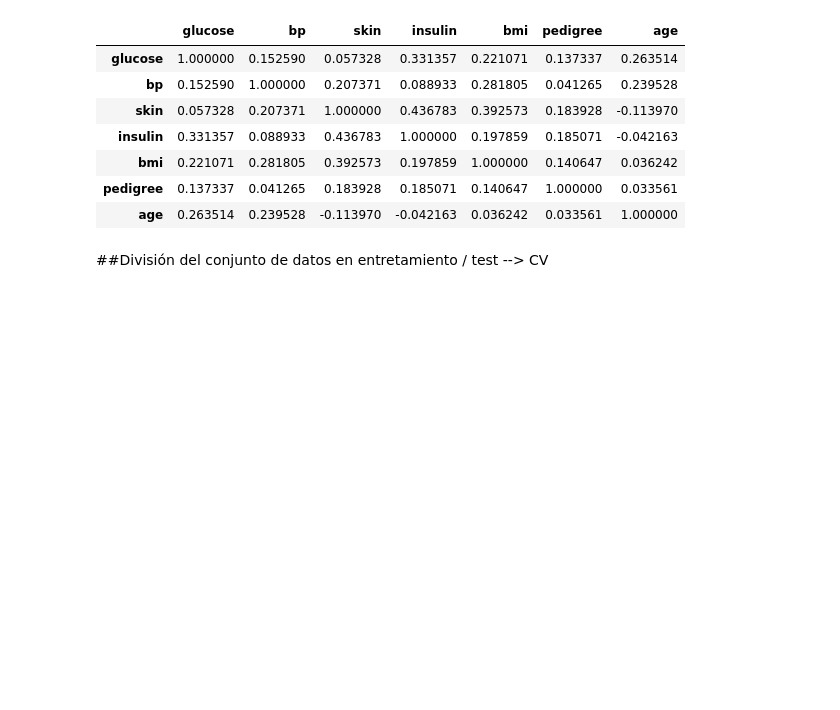
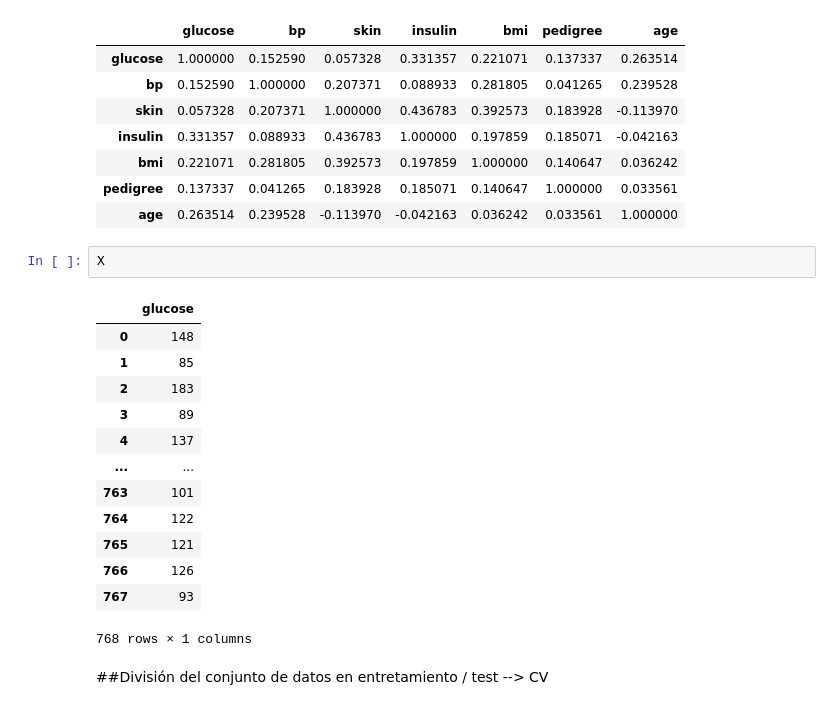
Before and after one commit to eveliogm/unav-bds, a Jupyter notebook: Regresion_logistica/AED_Diabetes.ipynb, the cells around one changed output. Cells and saved outputs as stored; diff of their text form; blank space fills up the shorter version.

```diff
--- a/Regresion_logistica/AED_Diabetes.ipynb
+++ b/Regresion_logistica/AED_Diabetes.ipynb
@@ -34,6 +36,22 @@ corr.style.background_gradient(cmap='coolwarm')
 | bmi | 0.221071 | 0.281805 | 0.392573 | 0.197859 | 1.000000 | 0.140647 | 0.036242 |
 | pedigree | 0.137337 | 0.041265 | 0.183928 | 0.185071 | 0.140647 | 1.000000 | 0.033561 |
 | age | 0.263514 | 0.239528 | -0.113970 | -0.042163 | 0.036242 | 0.033561 | 1.000000 |
+# %%
+X
+# %% [output]
+|  | glucose |
+| 0 | 148 |
+| 1 | 85 |
+| 2 | 183 |
+| 3 | 89 |
+| 4 | 137 |
+| ... | ... |
+| 763 | 101 |
+| 764 | 122 |
+| 765 | 121 |
+| 766 | 126 |
+| 767 | 93 |
+768 rows × 1 columns
 # %% [markdown]
 ##División del conjunto de datos en entretamiento / test --> CV
 # %% [markdown]
```
Also changed, not shown: parts of 5 cells of this notebook, 21 other files.
